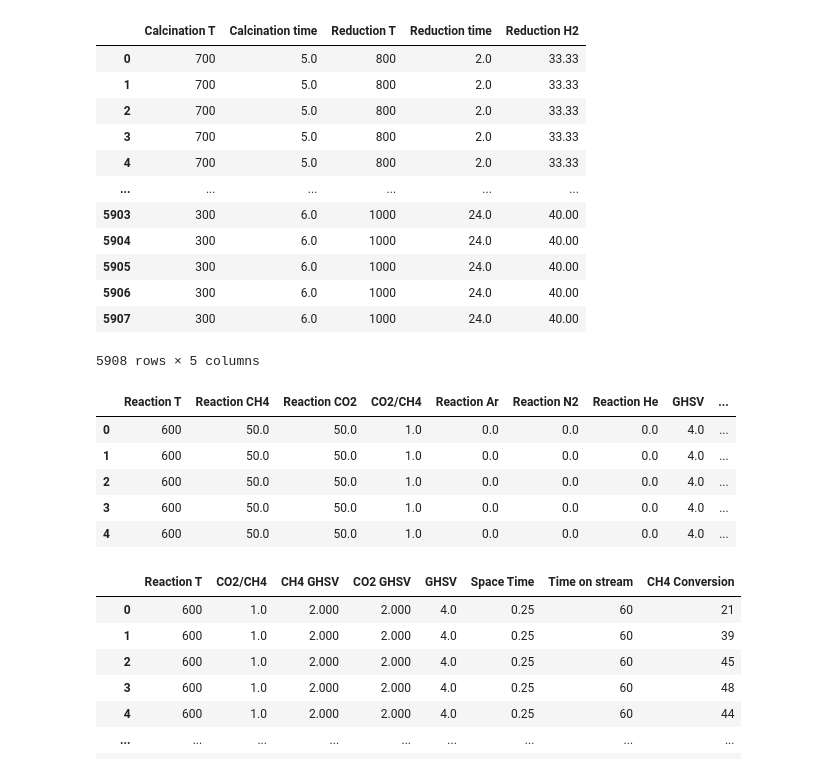
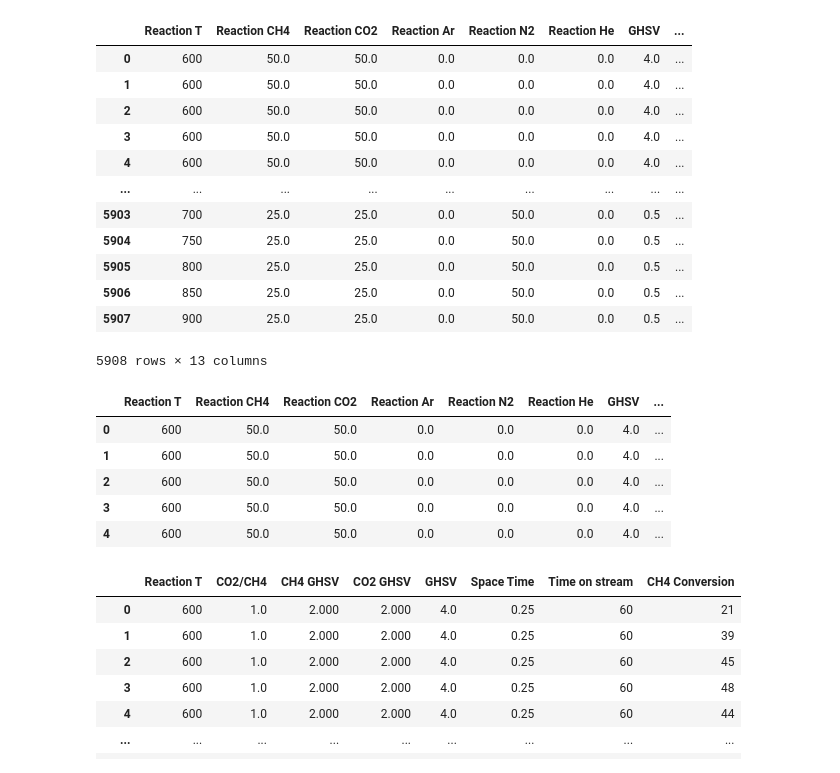
Before and after one commit to MINGYU-1/new_1, a Jupyter notebook: data_new1.ipynb, the cells around one changed output. Saved outputs shown, nothing was run; the diff lists cells and outputs as text; code cells hidden in the pictures.

```diff
--- a/data_new1.ipynb
+++ b/data_new1.ipynb
@@ -1,37 +1,38 @@
 # %%
 import pandas as pd
-df =pd.read_csv('211210-DRM-new.csv')
+df =pd.read_csv('211210-DRM-total.csv')
 # %%
-react_df = df.loc[:,['CO2/CH4','GHSV','Time on stream','CH4 Conversion']]
+react_df = df.loc[:,['GHSV','Time on stream','CH4 Conversion']]
 pre_df = df.iloc[:,71:76]
 pre_df
-pre_re_df = pd.concat([pre_df,react_df],axis=1)
+# %%
+react_df['CO2/CH4'] =df.loc[:,'Reaction CO2']/ df.loc[:,'Reaction CH4']
 # %%
-pre_df
+react_df
 # %% [output]
-|  | Calcination T | Calcination time | Reduction T | Reduction time | Reduction H2 |
-| 0 | 700 | 5.0 | 800 | 2.0 | 33.33 |
-| 1 | 700 | 5.0 | 800 | 2.0 | 33.33 |
-| 2 | 700 | 5.0 | 800 | 2.0 | 33.33 |
-| 3 | 700 | 5.0 | 800 | 2.0 | 33.33 |
-| 4 | 700 | 5.0 | 800 | 2.0 | 33.33 |
-| ... | ... | ... | ... | ... | ... |
-| 5903 | 300 | 6.0 | 1000 | 24.0 | 40.00 |
-| 5904 | 300 | 6.0 | 1000 | 24.0 | 40.00 |
-| 5905 | 300 | 6.0 | 1000 | 24.0 | 40.00 |
-| 5906 | 300 | 6.0 | 1000 | 24.0 | 40.00 |
-| 5907 | 300 | 6.0 | 1000 | 24.0 | 40.00 |
+|  | Reaction T | Reaction CH4 | Reaction CO2 | Reaction Ar | Reaction N2 | Reaction He | GHSV | ... |
+| 0 | 600 | 50.0 | 50.0 | 0.0 | 0.0 | 0.0 | 4.0 | ... |
+| 1 | 600 | 50.0 | 50.0 | 0.0 | 0.0 | 0.0 | 4.0 | ... |
+| 2 | 600 | 50.0 | 50.0 | 0.0 | 0.0 | 0.0 | 4.0 | ... |
+| 3 | 600 | 50.0 | 50.0 | 0.0 | 0.0 | 0.0 | 4.0 | ... |
+| 4 | 600 | 50.0 | 50.0 | 0.0 | 0.0 | 0.0 | 4.0 | ... |
+| ... | ... | ... | ... | ... | ... | ... | ... | ... |
+| 5903 | 700 | 25.0 | 25.0 | 0.0 | 50.0 | 0.0 | 0.5 | ... |
+| 5904 | 750 | 25.0 | 25.0 | 0.0 | 50.0 | 0.0 | 0.5 | ... |
+| 5905 | 800 | 25.0 | 25.0 | 0.0 | 50.0 | 0.0 | 0.5 | ... |
+| 5906 | 850 | 25.0 | 25.0 | 0.0 | 50.0 | 0.0 | 0.5 | ... |
+| 5907 | 900 | 25.0 | 25.0 | 0.0 | 50.0 | 0.0 | 0.5 | ... |
-5908 rows × 5 columns
+5908 rows × 13 columns
 # %%
 react_df= df.iloc[:,76:]
 react_df.head()
 # %% [output]
-|  | Reaction T | Reaction CH4 | Reaction CO2 | CO2/CH4 | Reaction Ar | Reaction N2 | Reaction He | GHSV | ... |
-| 0 | 600 | 50.0 | 50.0 | 1.0 | 0.0 | 0.0 | 0.0 | 4.0 | ... |
-| 1 | 600 | 50.0 | 50.0 | 1.0 | 0.0 | 0.0 | 0.0 | 4.0 | ... |
-| 2 | 600 | 50.0 | 50.0 | 1.0 | 0.0 | 0.0 | 0.0 | 4.0 | ... |
-| 3 | 600 | 50.0 | 50.0 | 1.0 | 0.0 | 0.0 | 0.0 | 4.0 | ... |
-| 4 | 600 | 50.0 | 50.0 | 1.0 | 0.0 | 0.0 | 0.0 | 4.0 | ... |
+|  | Reaction T | Reaction CH4 | Reaction CO2 | Reaction Ar | Reaction N2 | Reaction He | GHSV | ... |
+| 0 | 600 | 50.0 | 50.0 | 0.0 | 0.0 | 0.0 | 4.0 | ... |
+| 1 | 600 | 50.0 | 50.0 | 0.0 | 0.0 | 0.0 | 4.0 | ... |
+| 2 | 600 | 50.0 | 50.0 | 0.0 | 0.0 | 0.0 | 4.0 | ... |
+| 3 | 600 | 50.0 | 50.0 | 0.0 | 0.0 | 0.0 | 4.0 | ... |
+| 4 | 600 | 50.0 | 50.0 | 0.0 | 0.0 | 0.0 | 4.0 | ... |
 # %%
 react_df['CH4 GHSV'] = react_df.loc[:,'Reaction CH4']*react_df.loc[:,'GHSV']/100
 react_df['CO2 GHSV'] = react_df.loc[:,'Reaction CO2']*react_df.loc[:,'GHSV']/100
```
Also changed, not shown: parts of 5 cells of this notebook, 17 other files.
